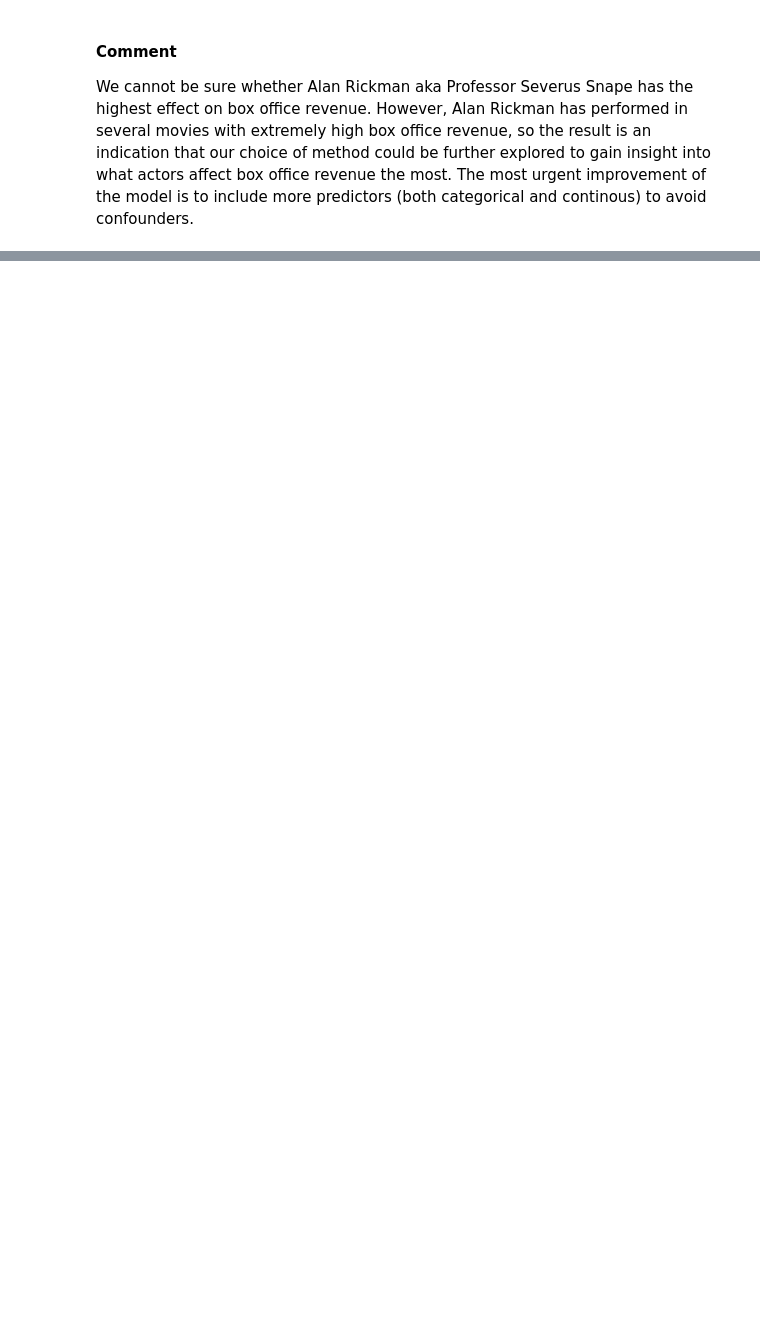
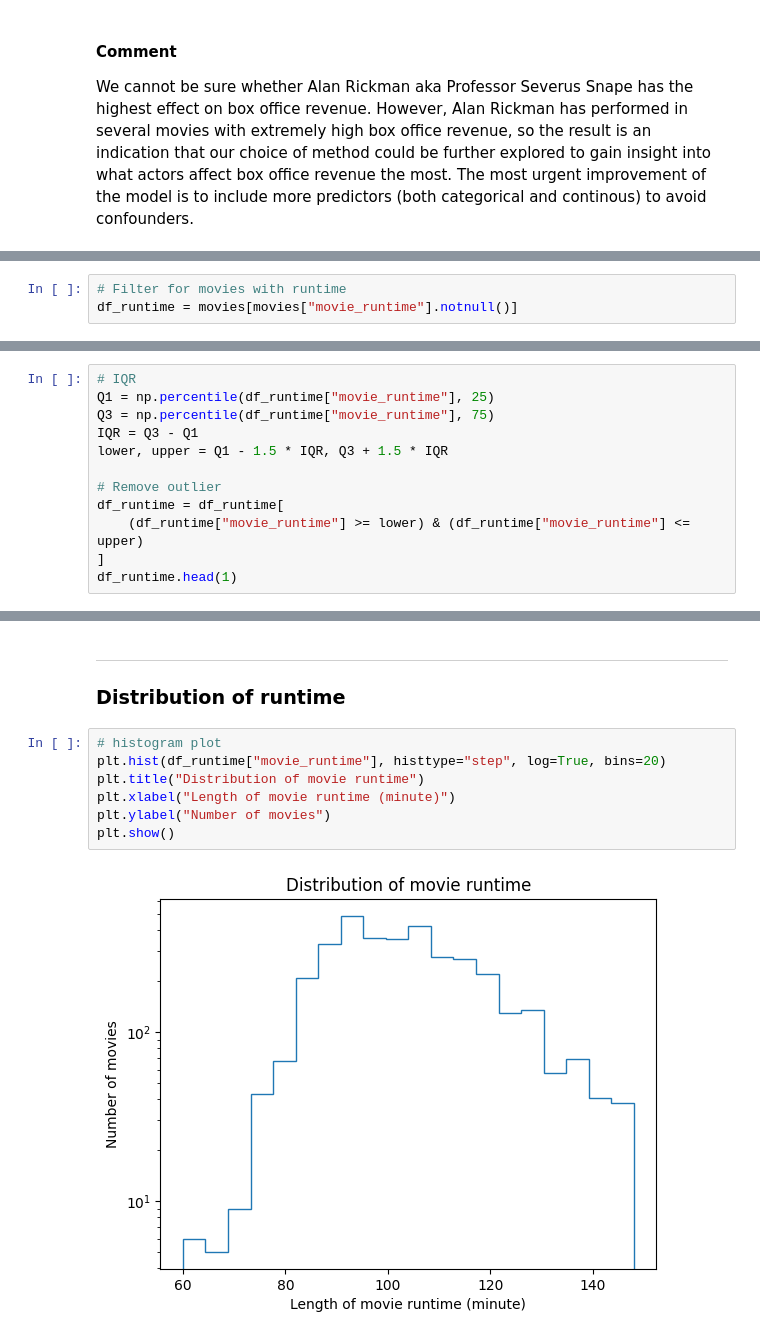
Before and after one commit to epfl-ada/ada-2022-project-teambadass, a Jupyter notebook: main.ipynb, the cells around one changed output, grey strips where cells are left out. Drawn from its saved outputs; the diff is of its cells as text; blank space fills up the shorter version.

Commit message:
😎 Merge Runtime & Summary by MagicK

```diff
--- a/main.ipynb
+++ b/main.ipynb
@@ -879,0 +897,3 @@ We cannot be sure whether Alan Rickman aka Professor Severus Snape has the highe
+# %%
+# Filter for movies with runtime
+df_runtime = movies[movies["movie_runtime"].notnull()]
@@ -879,0 +904,12 @@ We cannot be sure whether Alan Rickman aka Professor Severus Snape has the highe
+# %%
+# IQR
+Q1 = np.percentile(df_runtime["movie_runtime"], 25)
+Q3 = np.percentile(df_runtime["movie_runtime"], 75)
+IQR = Q3 - Q1
+lower, upper = Q1 - 1.5 * IQR, Q3 + 1.5 * IQR
+
+# Remove outlier
+df_runtime = df_runtime[
+    (df_runtime["movie_runtime"] >= lower) & (df_runtime["movie_runtime"] <= upper)
+]
+df_runtime.head(1)
@@ -879,0 +919,12 @@ We cannot be sure whether Alan Rickman aka Professor Severus Snape has the highe
+# %% [markdown]
+---
+### Distribution of runtime
+# %%
+# histogram plot
+plt.hist(df_runtime["movie_runtime"], histtype="step", log=True, bins=20)
+plt.title("Distribution of movie runtime")
+plt.xlabel("Length of movie runtime (minute)")
+plt.ylabel("Number of movies")
+plt.show()
+# %% [output]
+[figure, added]
```
Also changed, not shown: parts of 93 cells of this notebook, 3 other files.
